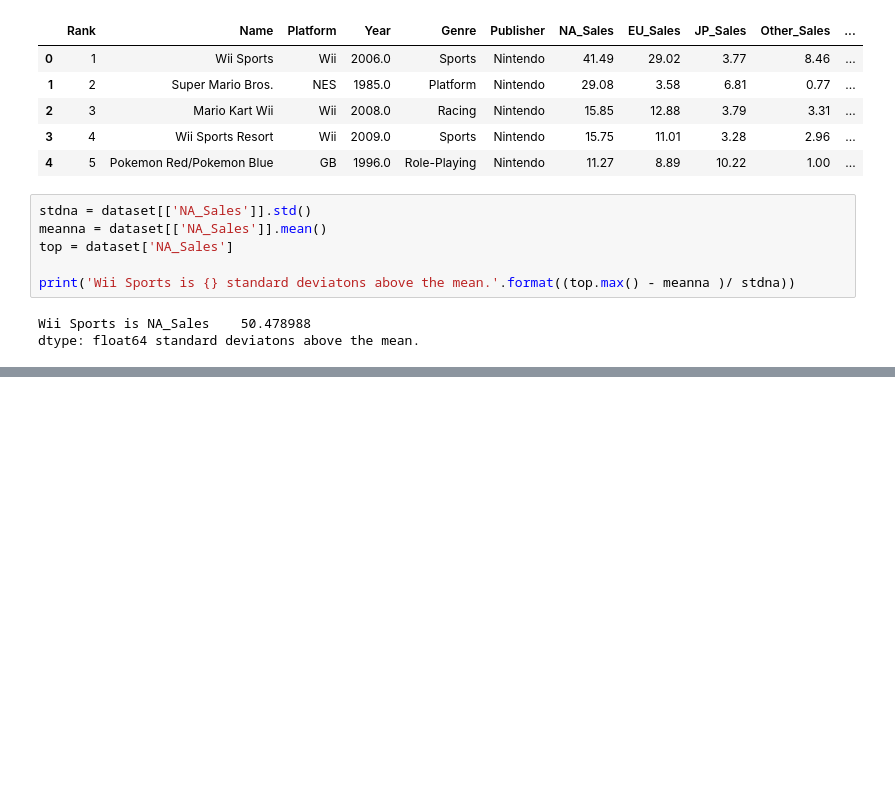
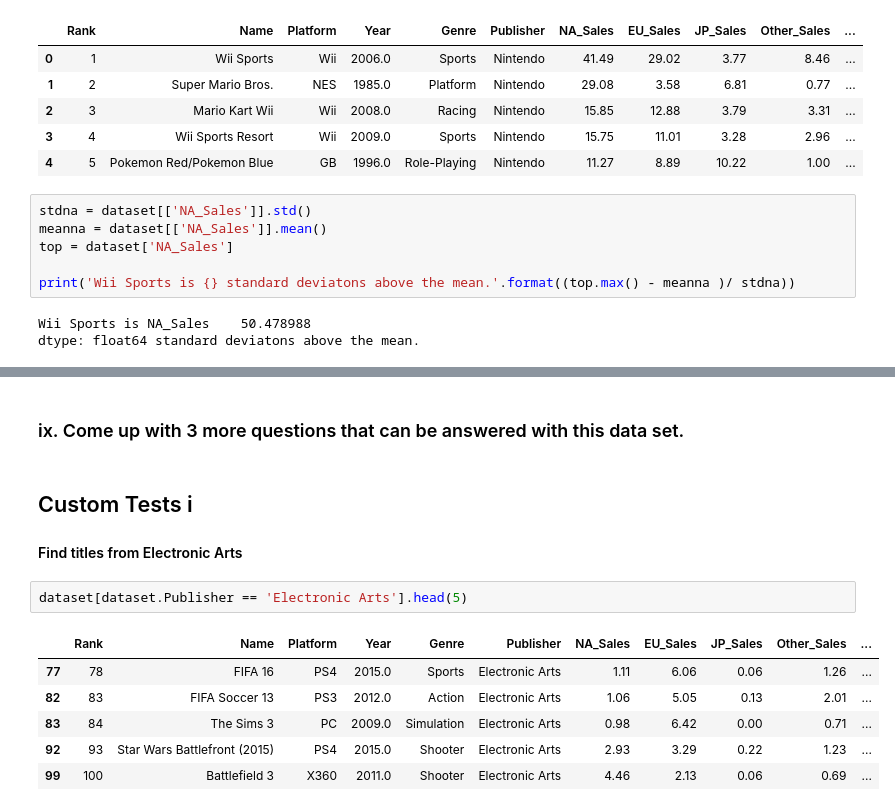
Before and after one commit to keitheck/data-science, a Jupyter notebook: vg-stats.ipynb, the cells around one changed output, grey strips where cells are left out. Saved outputs shown, nothing was run; the diff lists cells and outputs as text; blank space fills up the shorter version.

```diff
--- a/vg-stats.ipynb
+++ b/vg-stats.ipynb
@@ -90,0 +119,14 @@ dtype: float64 standard deviatons above the mean.
+# %% [markdown]
+### ix. Come up with 3 more questions that can be answered with this data set.
+# %% [markdown]
+## Custom Tests i
+#### Find titles from Electronic Arts
+# %%
+dataset[dataset.Publisher == 'Electronic Arts'].head(5)
+# %% [output]
+|  | Rank | Name | Platform | Year | Genre | Publisher | NA_Sales | EU_Sales | JP_Sales | Other_Sales | ... |
+| 77 | 78 | FIFA 16 | PS4 | 2015.0 | Sports | Electronic Arts | 1.11 | 6.06 | 0.06 | 1.26 | ... |
+| 82 | 83 | FIFA Soccer 13 | PS3 | 2012.0 | Action | Electronic Arts | 1.06 | 5.05 | 0.13 | 2.01 | ... |
+| 83 | 84 | The Sims 3 | PC | 2009.0 | Simulation | Electronic Arts | 0.98 | 6.42 | 0.00 | 0.71 | ... |
+| 92 | 93 | Star Wars Battlefront (2015) | PS4 | 2015.0 | Shooter | Electronic Arts | 2.93 | 3.29 | 0.22 | 1.23 | ... |
+| 99 | 100 | Battlefield 3 | X360 | 2011.0 | Shooter | Electronic Arts | 4.46 | 2.13 | 0.06 | 0.69 | ... |
```
Also changed, not shown: parts of 8 cells of this notebook, 2 other files.
